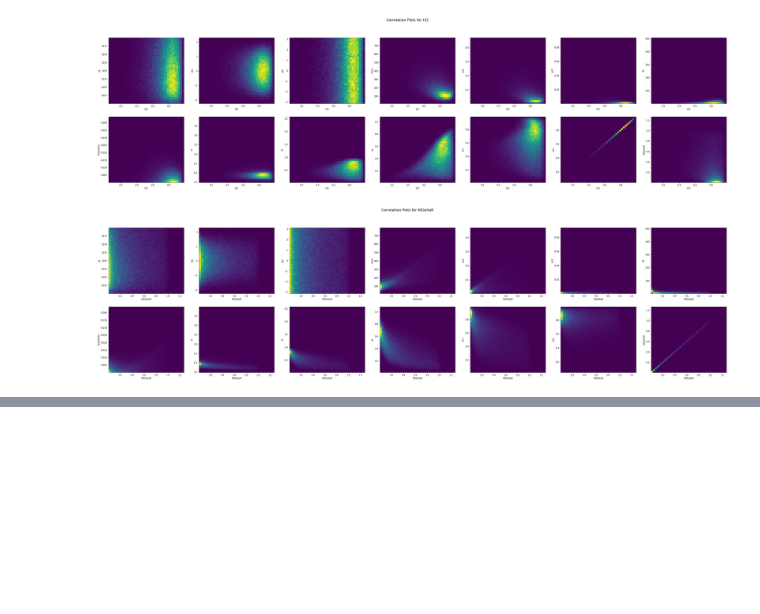
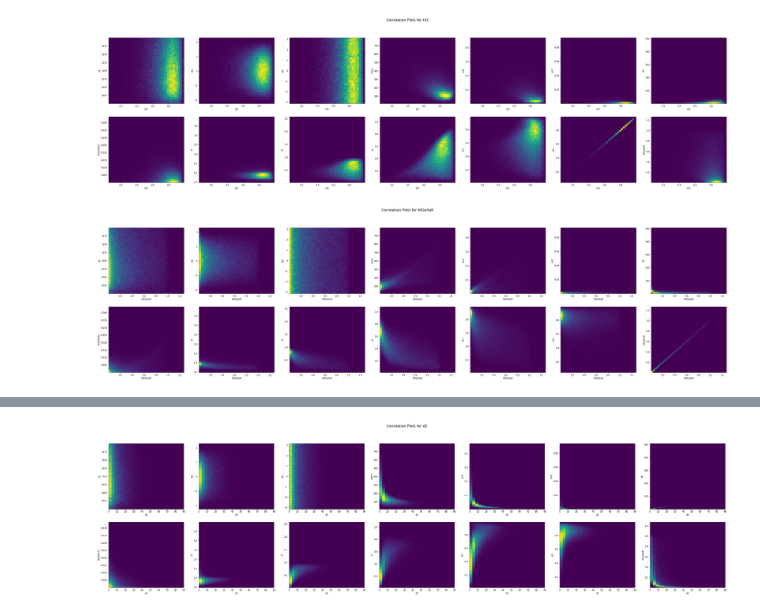
Before and after one commit to afspicciati/Phys-434, a Jupyter notebook: Lab5.ipynb, the cells around one changed output, grey strips where cells are left out. Cells and saved outputs as stored; diff of their text form; code cells hidden in the pictures; blank space fills up the shorter version.

```diff
--- a/Lab5.ipynb
+++ b/Lab5.ipynb
@@ -173,3 +177,7 @@ for i in qcd.keys():
+# %%
+correlation_plot2(qcd,'d2',bins=150,xmin=0,xmax=90)
+# %% [output]
+[figure, added]
 # %% [markdown]
 # 2. Are there correlations among these features?
 
```
Also changed, not shown: parts of 11 cells of this notebook, 1 other file.
